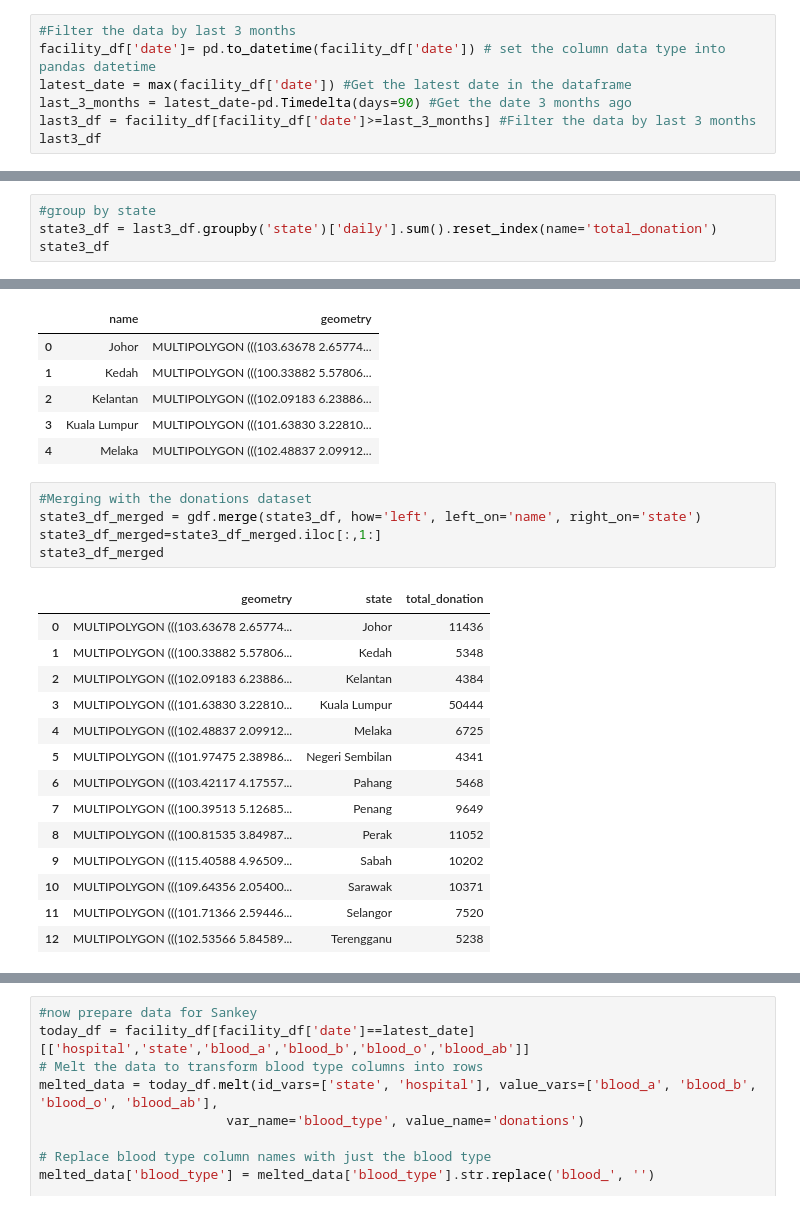
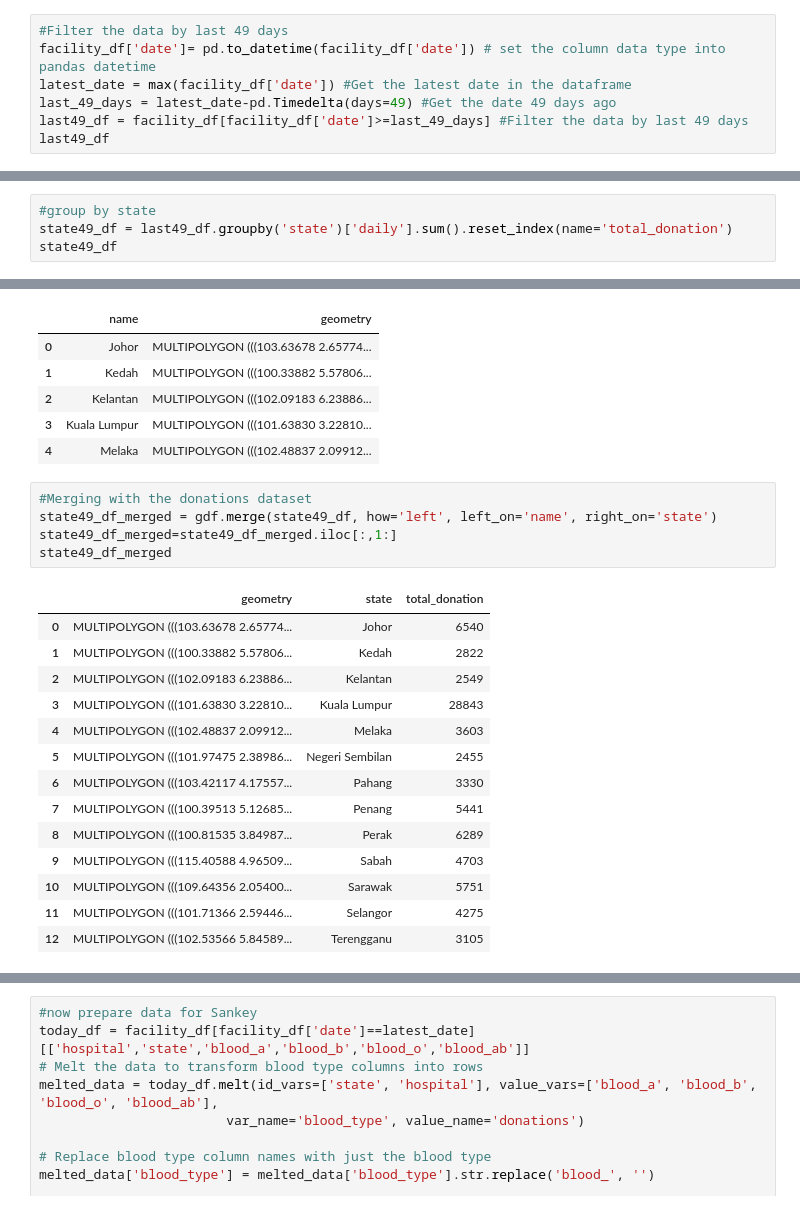
Before and after one commit to adleefuad/blood_donation, a Jupyter notebook: EDA.ipynb, the cells around one changed output, grey strips where cells are left out. Saved outputs shown, nothing was run; the diff lists cells and outputs as text.

```diff
--- a/EDA.ipynb
+++ b/EDA.ipynb
@@ -111,9 +117,9 @@ facility_df
 # %%
-#Filter the data by last 3 months
+#Filter the data by last 49 days
 facility_df['date']= pd.to_datetime(facility_df['date']) # set the column data type into pandas datetime
 latest_date = max(facility_df['date']) #Get the latest date in the dataframe
-last_3_months = latest_date-pd.Timedelta(days=90) #Get the date 3 months ago
-last3_df = facility_df[facility_df['date']>=last_3_months] #Filter the data by last 3 months
-last3_df
+last_49_days = latest_date-pd.Timedelta(days=49) #Get the date 49 days ago
+last49_df = facility_df[facility_df['date']>=last_49_days] #Filter the data by last 49 days
+last49_df
 # %% [output]
 |  | date | hospital | daily | blood_a | blood_b | blood_o | blood_ab | location_centre | location_mobile | ... |
@@ -132,6 +138,6 @@ last3_df
 # %%
 #group by state
-state3_df = last3_df.groupby('state')['daily'].sum().reset_index(name='total_donation')
-state3_df
+state49_df = last49_df.groupby('state')['daily'].sum().reset_index(name='total_donation')
+state49_df
 # %% [output]
 |  | state | total_donation |
@@ -181,23 +187,23 @@ gdf.head()
 | 4 | Melaka | MULTIPOLYGON (((102.48837 2.09912... |
 # %%
 #Merging with the donations dataset
-state3_df_merged = gdf.merge(state3_df, how='left', left_on='name', right_on='state')
-state3_df_merged=state3_df_merged.iloc[:,1:]
-state3_df_merged
+state49_df_merged = gdf.merge(state49_df, how='left', left_on='name', right_on='state')
+state49_df_merged=state49_df_merged.iloc[:,1:]
+state49_df_merged
 # %% [output]
 |  | geometry | state | total_donation |
-| 0 | MULTIPOLYGON (((103.63678 2.65774... | Johor | 11436 |
-| 1 | MULTIPOLYGON (((100.33882 5.57806... | Kedah | 5348 |
-| 2 | MULTIPOLYGON (((102.09183 6.23886... | Kelantan | 4384 |
-| 3 | MULTIPOLYGON (((101.63830 3.22810... | Kuala Lumpur | 50444 |
-| 4 | MULTIPOLYGON (((102.48837 2.09912... | Melaka | 6725 |
-| 5 | MULTIPOLYGON (((101.97475 2.38986... | Negeri Sembilan | 4341 |
-| 6 | MULTIPOLYGON (((103.42117 4.17557... | Pahang | 5468 |
-| 7 | MULTIPOLYGON (((100.39513 5.12685... | Penang | 9649 |
-| 8 | MULTIPOLYGON (((100.81535 3.84987... | Perak | 11052 |
-| 9 | MULTIPOLYGON (((115.40588 4.96509... | Sabah | 10202 |
-| 10 | MULTIPOLYGON (((109.64356 2.05400... | Sarawak | 10371 |
-| 11 | MULTIPOLYGON (((101.71366 2.59446... | Selangor | 7520 |
-| 12 | MULTIPOLYGON (((102.53566 5.84589... | Terengganu | 5238 |
+| 0 | MULTIPOLYGON (((103.63678 2.65774... | Johor | 6540 |
+| 1 | MULTIPOLYGON (((100.33882 5.57806... | Kedah | 2822 |
+| 2 | MULTIPOLYGON (((102.09183 6.23886... | Kelantan | 2549 |
+| 3 | MULTIPOLYGON (((101.63830 3.22810... | Kuala Lumpur | 28843 |
+| 4 | MULTIPOLYGON (((102.48837 2.09912... | Melaka | 3603 |
+| 5 | MULTIPOLYGON (((101.97475 2.38986... | Negeri Sembilan | 2455 |
+| 6 | MULTIPOLYGON (((103.42117 4.17557... | Pahang | 3330 |
+| 7 | MULTIPOLYGON (((100.39513 5.12685... | Penang | 5441 |
+| 8 | MULTIPOLYGON (((100.81535 3.84987... | Perak | 6289 |
+| 9 | MULTIPOLYGON (((115.40588 4.96509... | Sabah | 4703 |
+| 10 | MULTIPOLYGON (((109.64356 2.05400... | Sarawak | 5751 |
+| 11 | MULTIPOLYGON (((101.71366 2.59446... | Selangor | 4275 |
+| 12 | MULTIPOLYGON (((102.53566 5.84589... | Terengganu | 3105 |
 # %%
 # Normalize Total Donation
```
Also changed, not shown: parts of 27 cells of this notebook, 5 other files.
